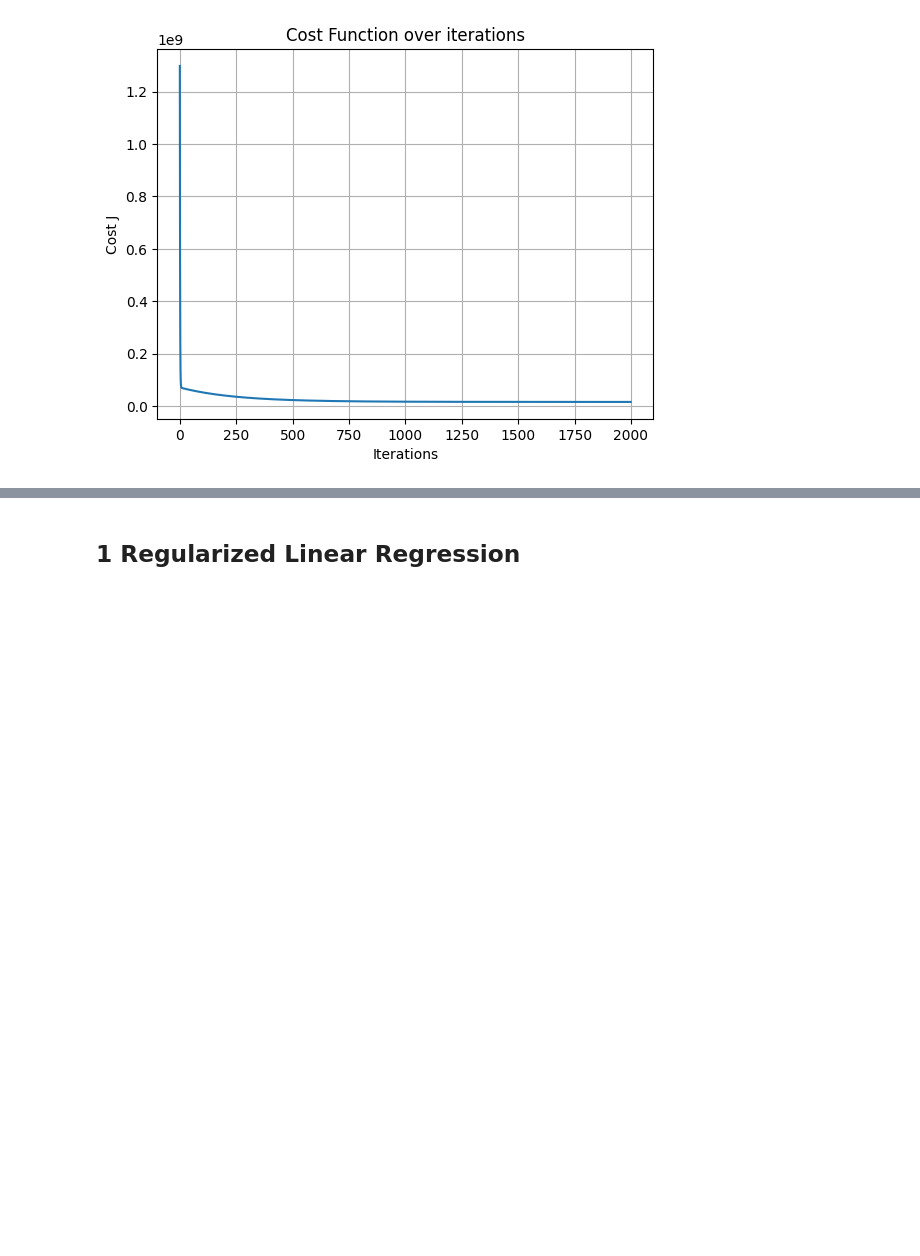
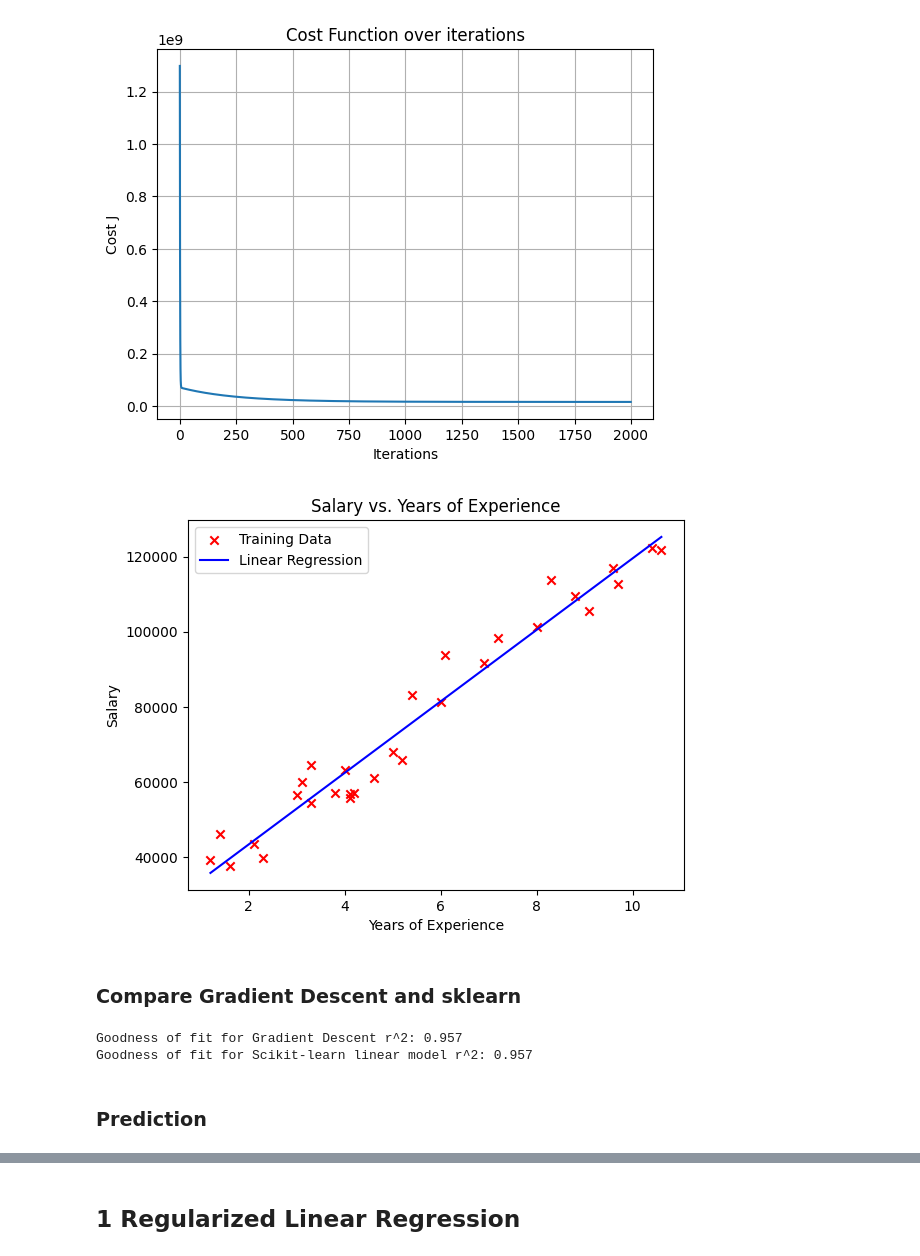
Before and after one commit to NusratBegum/Machine-Learning, a Jupyter notebook: Machine_Learning_Homework3.ipynb, the cells around one changed output, grey strips where cells are left out. Saved outputs shown, nothing was run; the diff lists cells and outputs as text; code cells hidden in the pictures; blank space fills up the shorter version.

```diff
--- a/Machine_Learning_Homework3.ipynb
+++ b/Machine_Learning_Homework3.ipynb
@@ -241,3 +241,40 @@ The parameter values for minimised cost function:
         θ_1: 9505.034359
 [figure]
 [figure]
+# %%
+# Plot the Predicted Value in Scatter
+plt.scatter(X[:,1], y, color='red', marker='x', label='Training Data')
+plt.plot(X[:,1], X.dot(theta_gd), color='blue', label='Linear Regression')
+plt.xlabel('Years of Experience')
+plt.ylabel('Salary')
+plt.title('Salary vs. Years of Experience')
+plt.legend()
+plt.show()
+# %% [output]
+[figure, added]
+# %% [markdown]
+### Compare Gradient Descent and sklearn
+# %%
+# detertine the y values according to the theta values from gradient descent
+y_gd = X.dot(theta_gd)
+# determine the r^2 value
+from sklearn.metrics import r2_score
+r2_gd = r2_score(y, y_gd) # Comparing Original y and y_gd
+
+# determine the fit using linear regression classifier from sklearn
+from sklearn.linear_model import LinearRegression # data classification, regeression, clustering etc
+lr_regr = LinearRegression()
+lr_regr.fit(X[:,1].reshape(-1,1), y.ravel())
+theta_lr = np.zeros(2)
+theta_lr[0] = lr_regr.intercept_
+theta_lr[1] = lr_regr.coef_
+y_lr = lr_regr.predict(X[:,1].reshape(-1,1))
+r2_lr = r2_score(y, y_lr) # Comparing Original y and y_lr
+
+print('Goodness of fit for Gradient Descent r^2: %.3f' % (r2_gd))
+print('Goodness of fit for Scikit-learn linear model r^2: %.3f' % (r2_lr))
+# %% [output]
+Goodness of fit for Gradient Descent r^2: 0.957
+Goodness of fit for Scikit-learn linear model r^2: 0.957
+# %% [markdown]
+### Prediction
```
Also changed, not shown: parts of 3 cells of this notebook.
